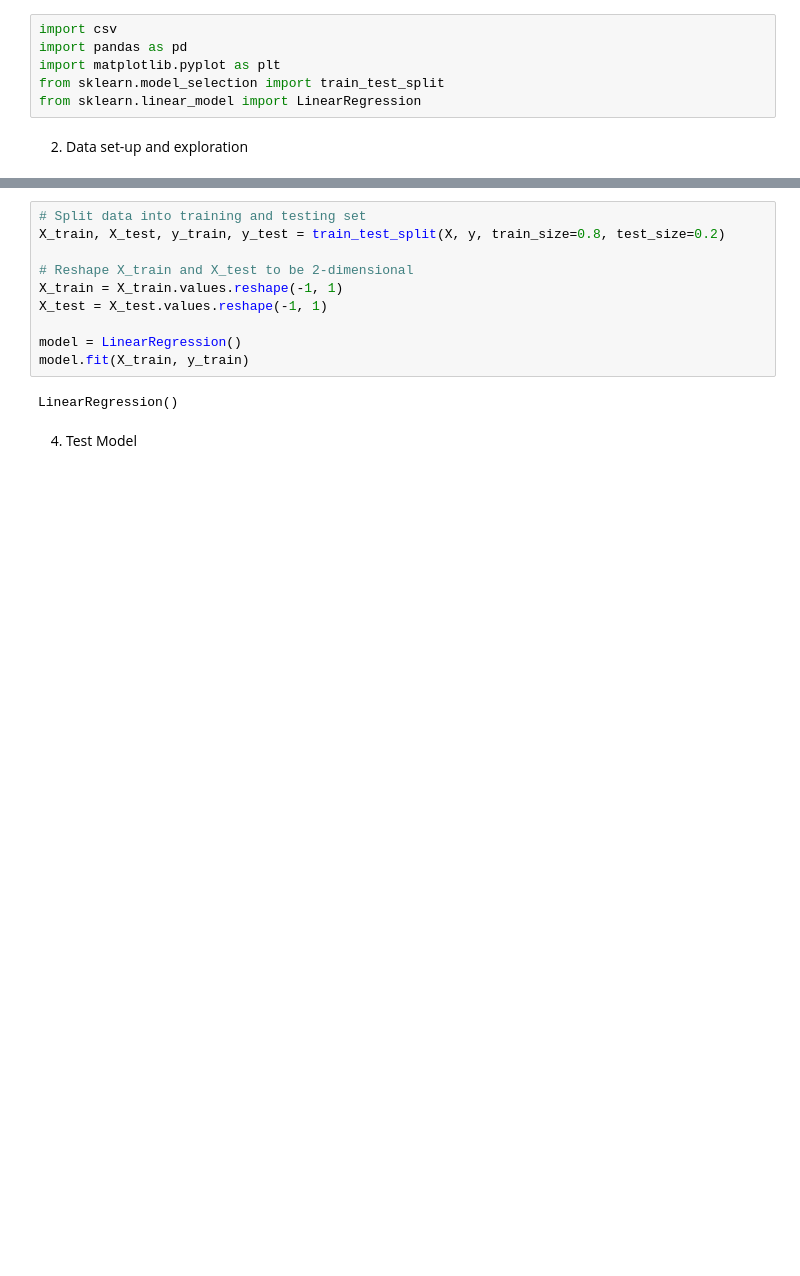
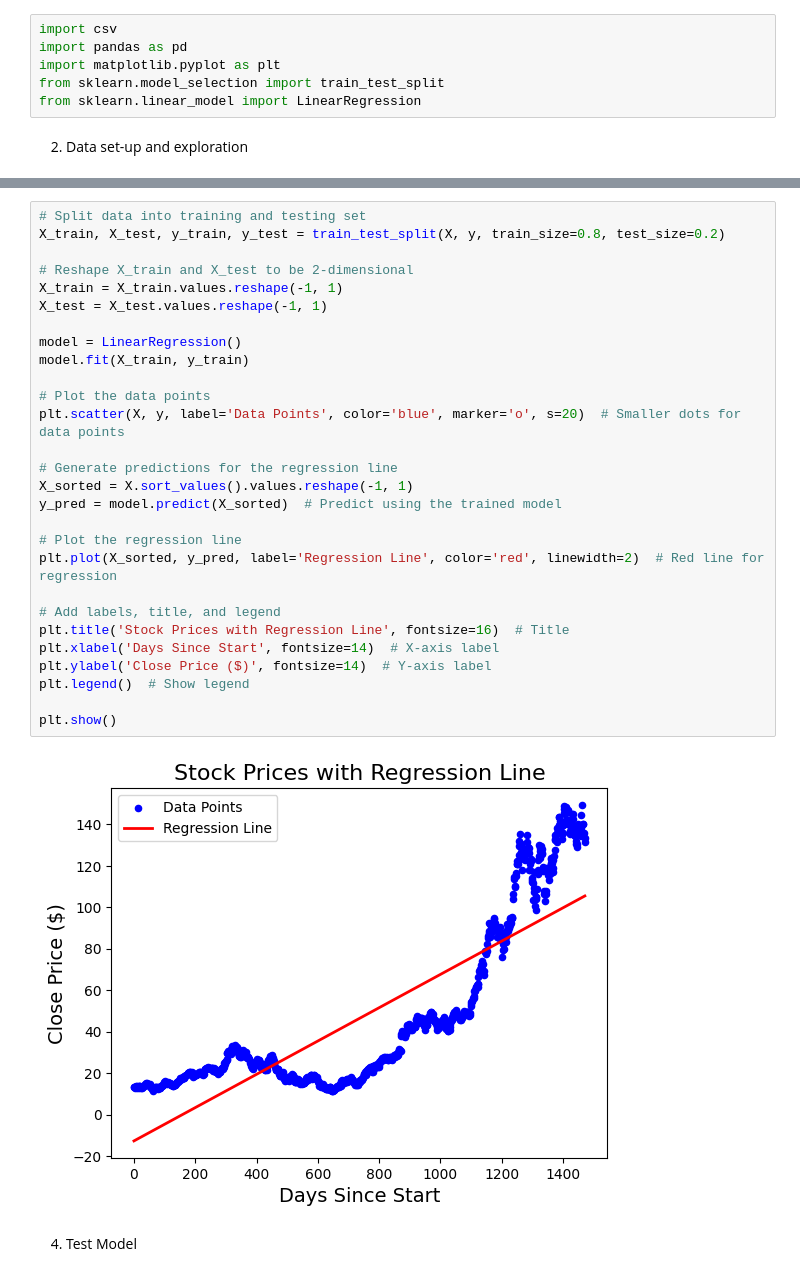
Before and after one commit to gabrielrosendo/CST-425, a Jupyter notebook: Performance Predictions/StockPrediction.ipynb, the cells around one changed output, grey strips where cells are left out. Saved outputs shown, nothing was run; the diff lists cells and outputs as text; blank space fills up the shorter version.

```diff
--- a/Performance Predictions/StockPrediction.ipynb
+++ b/Performance Predictions/StockPrediction.ipynb
@@ -48,15 +50,33 @@ plt.show()  # Display the plot
 # %%
 # Split data into training and testing set
 X_train, X_test, y_train, y_test = train_test_split(X, y, train_size=0.8, test_size=0.2)
 
 # Reshape X_train and X_test to be 2-dimensional
 X_train = X_train.values.reshape(-1, 1)
 X_test = X_test.values.reshape(-1, 1)
 
 model = LinearRegression()
 model.fit(X_train, y_train)
+
+# Plot the data points
+plt.scatter(X, y, label='Data Points', color='blue', marker='o', s=20)  # Smaller dots for data points
+
+# Generate predictions for the regression line
+X_sorted = X.sort_values().values.reshape(-1, 1)
+y_pred = model.predict(X_sorted)  # Predict using the trained model
+
+# Plot the regression line
+plt.plot(X_sorted, y_pred, label='Regression Line', color='red', linewidth=2)  # Red line for regression
+
+# Add labels, title, and legend
+plt.title('Stock Prices with Regression Line', fontsize=16)  # Title
+plt.xlabel('Days Since Start', fontsize=14)  # X-axis label
+plt.ylabel('Close Price ($)', fontsize=14)  # Y-axis label
+plt.legend()  # Show legend
+
+plt.show()
 # %% [output]
-LinearRegression()
+[figure, added]
 # %% [markdown]
 4. Test Model
 # %%
```
Also changed, not shown: parts of 3 cells of this notebook, 1 other file.
